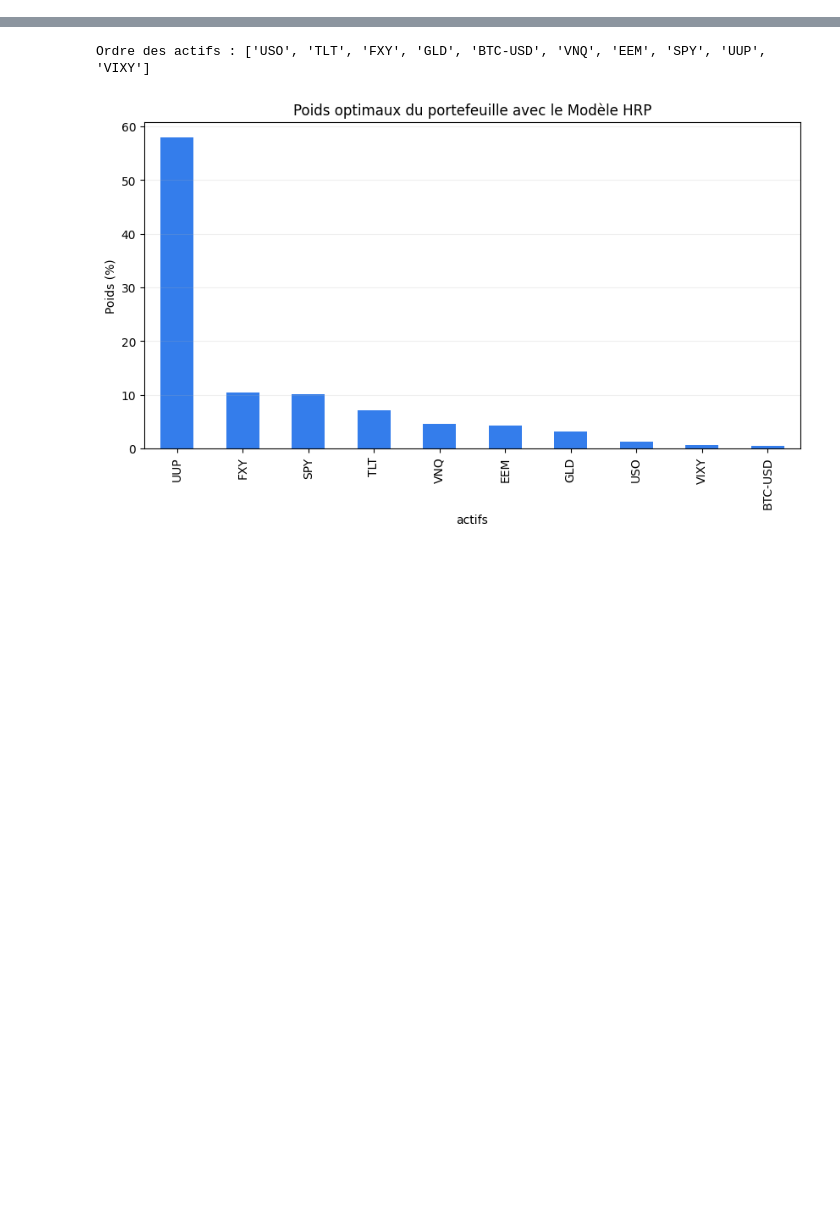
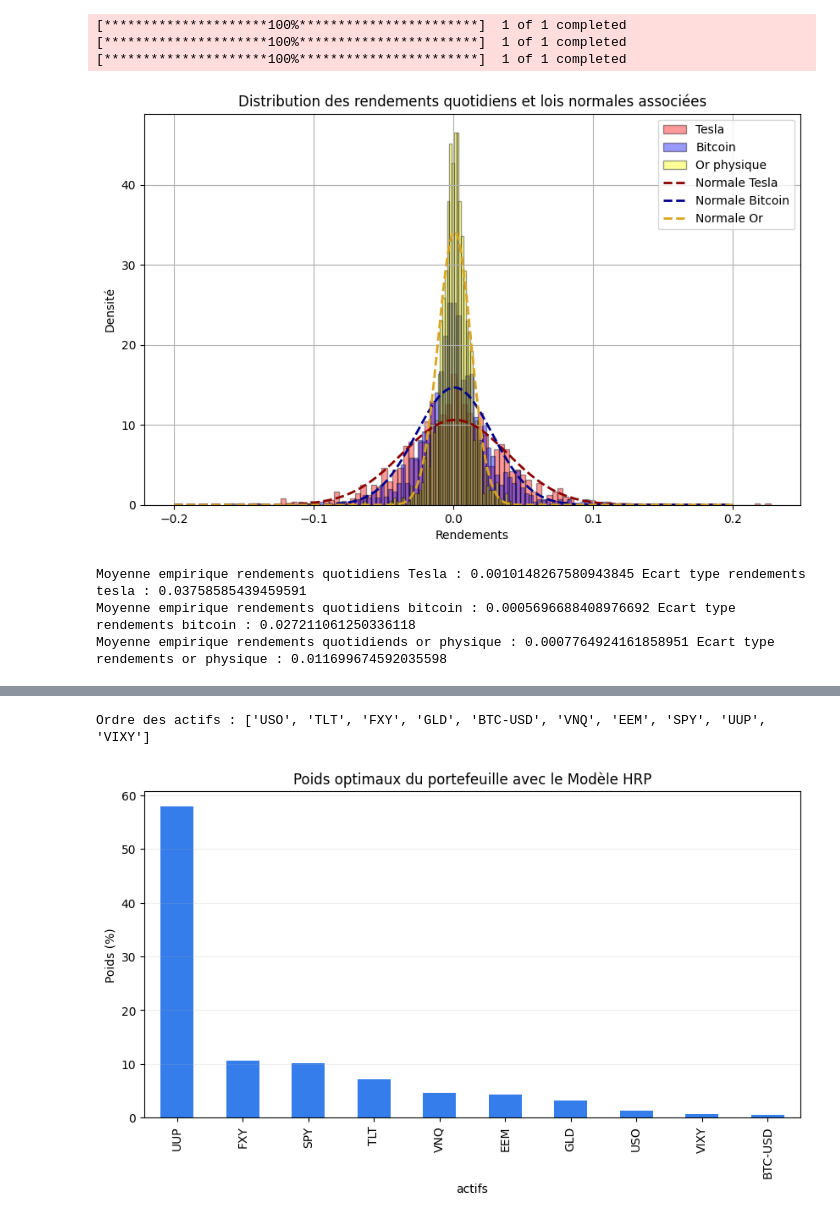
Before and after one commit to mehdi-belhamiti/Hierarchical-Risk-Parity-Portfolio-Optimization, a Jupyter notebook: Hierarchical_Risk_Parity_Python_Code.ipynb, the cells around one changed output, grey strips where cells are left out. Drawn from its saved outputs; the diff is of its cells as text; code cells hidden in the pictures; blank space fills up the shorter version.

```diff
--- a/Hierarchical_Risk_Parity_Python_Code.ipynb
+++ b/Hierarchical_Risk_Parity_Python_Code.ipynb
@@ -31,3 +32,48 @@ dim rendements : (977, 10)
+# %%
+data_tsla = yf.download("TSLA", period="5y")
+data_btc = yf.download("BTC-USD", period="5y")
+data_gld = yf.download("GLD", period="5y")
+
+data_tsla["Return"] = data_tsla["Close"].pct_change()
+data_btc["Return"] = data_btc["Close"].pct_change()
+data_gld["Return"] = data_gld["Close"].pct_change()
+
+# Calculs rendements moyens quotidiens et ecart type des rendements quotidiens
+mu_tsla, std_tsla = data_tsla["Return"].mean(), data_tsla["Return"].std()
+mu_btc, std_btc = data_btc["Return"].mean(), data_btc["Return"].std()
+mu_gld, std_gld = data_gld["Return"].mean(), data_gld["Return"].std()
+
+plt.figure(figsize=(10,6))
+
+# histogrammes
+plt.hist(data_tsla["Return"].dropna(), bins=100, density=True, alpha=0.4, color="red", edgecolor="black", label="Tesla")
+plt.hist(data_btc["Return"].dropna(), bins=100, density=True, alpha=0.4, color="blue", edgecolor="black", label="Bitcoin")
+plt.hist(data_gld["Return"].dropna(), bins=100, density=True, alpha=0.4, color="yellow", edgecolor="black", label="Or physique")
+
+# Plot
+x = np.linspace(-0.2, 0.2, 1000)
+plt.plot(x, stats.norm.pdf(x, mu_tsla, std_tsla), color="darkred", linewidth=2, linestyle='--', label="Normale Tesla")
+plt.plot(x, stats.norm.pdf(x, mu_btc, std_btc), color="darkblue", linewidth=2, linestyle='--', label="Normale Bitcoin")
+plt.plot(x, stats.norm.pdf(x, mu_gld, std_gld), color="goldenrod", linewidth=2, linestyle='--', label="Normale Or")
+
+plt.title("Distribution des rendements quotidiens et lois normales associées")
+plt.xlabel("Rendements")
+plt.ylabel("Densité")
+plt.legend()
+plt.grid(True)
+plt.show()
+
+print("Moyenne empirique rendements quotidiens Tesla :", mu_tsla,"Ecart type rendements tesla :", std_tsla)
+print("Moyenne empirique rendements quotidiens bitcoin :", mu_btc,"Ecart type rendements bitcoin :", std_btc)
+print("Moyenne empirique rendements quotidiends or physique :", mu_gld,"Ecart type rendements or physique :",std_gld)
+# %% [output]
+[*********************100%***********************]  1 of 1 completed
+[*********************100%***********************]  1 of 1 completed
+[*********************100%***********************]  1 of 1 completed
+[figure, added]
+Moyenne empirique rendements quotidiens Tesla : 0.0010148267580943845 Ecart type rendements tesla : 0.03758585439459591
+Moyenne empirique rendements quotidiens bitcoin : 0.0005696688408976692 Ecart type rendements bitcoin : 0.027211061250336118
+Moyenne empirique rendements quotidiends or physique : 0.0007764924161858951 Ecart type rendements or physique : 0.011699674592035598
 # %%
 condensed_dist = ssd.squareform(distance_matrix)
 print (condensed_dist)
```
Also changed, not shown: parts of 5 cells of this notebook.
